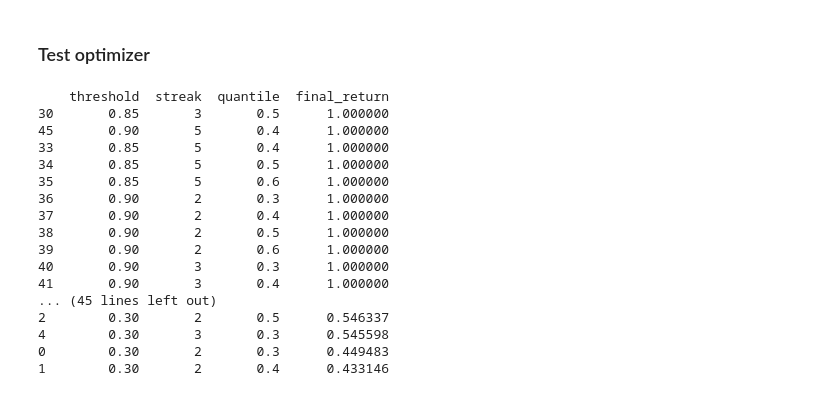
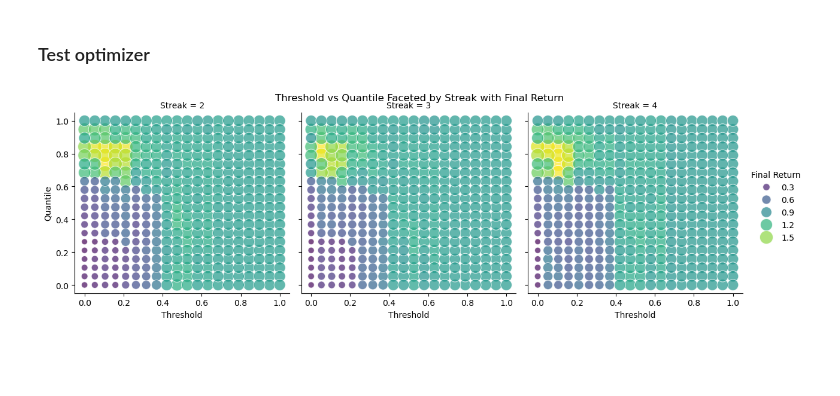
Before and after one commit to GeronimoBWalker/commodity, a Jupyter notebook: Backtest/Backtest.ipynb, the cells around one changed output. Drawn from its saved outputs; the diff is of its cells as text; code cells hidden in the pictures; blank space fills up the shorter version.

```diff
--- a/Backtest/Backtest.ipynb
+++ b/Backtest/Backtest.ipynb
@@ -21,28 +26,41 @@ commodity = commodities['SI=F Close']
 stock = stocks['SNAP']
 
 param_grid = {
-    'threshold': [0.3, 0.80, 0.85, 0.90, 0.95],
-    'streak': [2, 3, 5],
-    'quantile': [0.3, 0.4, 0.5, 0.6]
+    'threshold': np.linspace(0,1,20),
+    'streak': [2, 3, 4],
+    'quantile': np.linspace(0,1,20)
 }
 
 results = optimize(commodity, stock, param_grid)
-print(results)
+print(results.head(20))
-# %% [output]
-    threshold  streak  quantile  final_return
-30       0.85       3       0.5      1.000000
-45       0.90       5       0.4      1.000000
-33       0.85       5       0.4      1.000000
-34       0.85       5       0.5      1.000000
-35       0.85       5       0.6      1.000000
-36       0.90       2       0.3      1.000000
-37       0.90       2       0.4      1.000000
-38       0.90       2       0.5      1.000000
-39       0.90       2       0.6      1.000000
-40       0.90       3       0.3      1.000000
-41       0.90       3       0.4      1.000000
-... (45 lines left out)
-2        0.30       2       0.5      0.546337
-4        0.30       3       0.3      0.545598
-0        0.30       2       0.3      0.449483
-1        0.30       2       0.4      0.433146
+# %%
+# Create the FacetGrid
+g = sns.FacetGrid(results, col='streak', col_wrap=3, height=4, sharex=True, sharey=True)
+
+# Map scatterplots with threshold on x, quantile on y
+# Use final_return for size and color
+g.map_dataframe(
+    sns.scatterplot,
+    x='threshold',
+    y='quantile',
+    size='final_return',
+    hue='final_return',
+    palette='viridis',
+    sizes=(50, 300),
+    legend='brief',
+    alpha=0.7
+)
+
+# Add legends and adjust
+g.add_legend(title='Final Return')
+
+# Set axis labels and title for each subplot
+g.set_axis_labels('Threshold', 'Quantile')
+g.set_titles('Streak = {col_name}')
+
+plt.subplots_adjust(top=0.9)
+g.fig.suptitle('Threshold vs Quantile Faceted by Streak with Final Return')
+
+plt.show()
+# %% [output]
+[figure, added]
```
Also changed, not shown: parts of 2 cells of this notebook, 3 other files.
